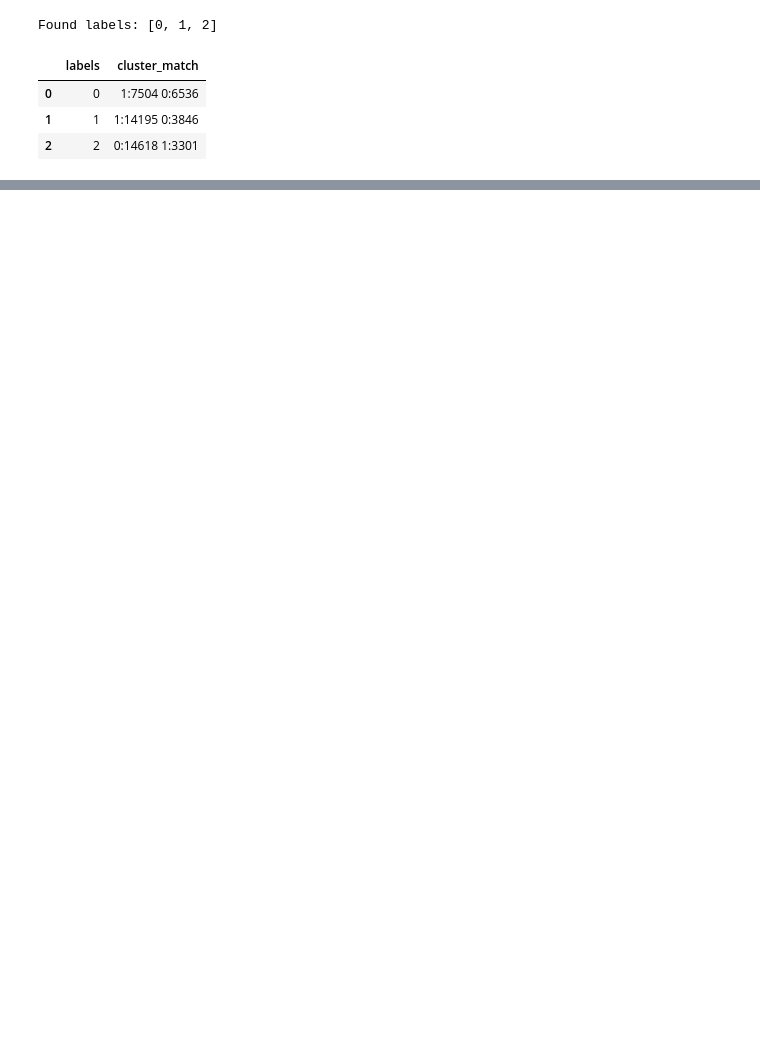
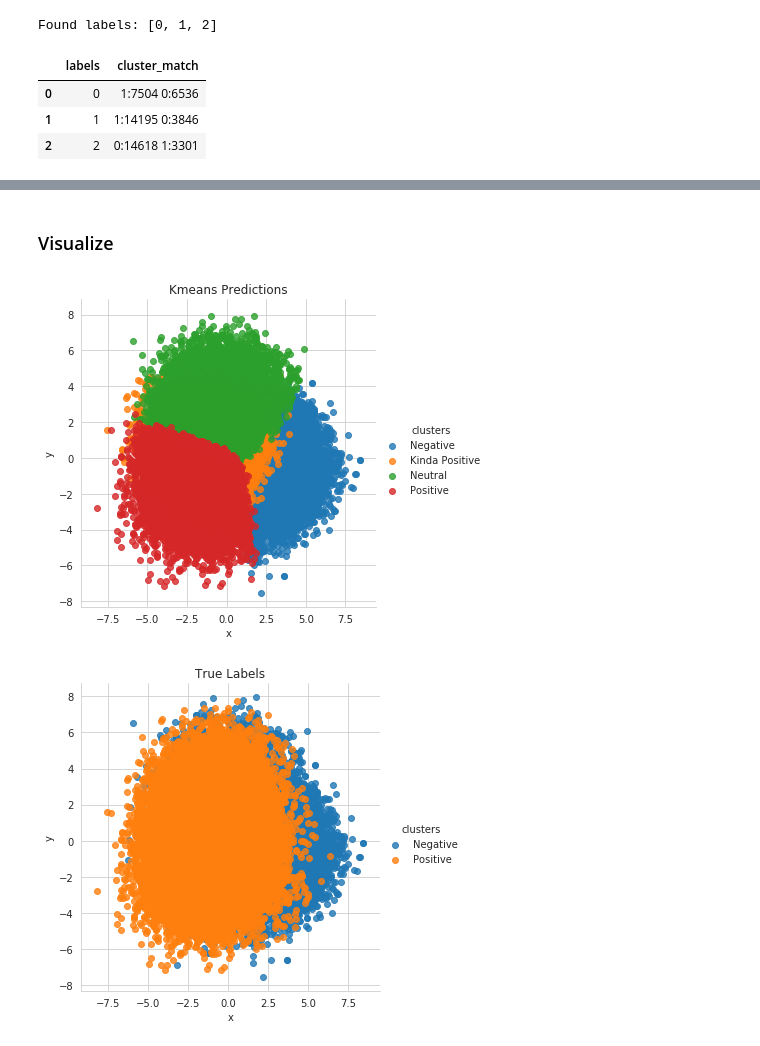
Before and after one commit to gmihaila/gtc2020_instructor_training, a Jupyter notebook: sentiment_clustering.ipynb, the cells around one changed output, grey strips where cells are left out. Saved outputs shown, nothing was run; the diff lists cells and outputs as text; code cells hidden in the pictures; blank space fills up the shorter version.

```diff
--- a/sentiment_clustering.ipynb
+++ b/sentiment_clustering.ipynb
@@ -416,0 +444,2 @@ true 0
+# %%
+k_sentiments = 4
@@ -416,0 +448,2 @@ true 0
+# %%
+kmeans_labels = kmeans(k=k_sentiments, features=np.array(movies_reviews_embeddings))
@@ -416,0 +463,22 @@ true 0
+# %% [markdown]
+### Visualize
+# %%
+kmeans_id_sentiment = {0:'Neutral',
+                        1:'Positive',
+                        2:'Negative',
+                       3:'Kinda Positive'}
+
+reduced_features = pca_reduction(features=np.array(movies_reviews_embeddings),
+                                 labels_values=kmeans_labels,
+                                 n_components=2,
+                                 label_decoder=kmeans_id_sentiment,
+                                 title='Kmeans Predictions')
+print('\n')
+reduced_features = pca_reduction(features=np.array(movies_reviews_embeddings),
+                                 labels_values=sentiments_reviews,
+                                 n_components=2,
+                                 label_decoder=ID_SENTIMENT,
+                                 title='True Labels')
+# %% [output]
+[figure, added]
+[figure, added]
```
Also changed, not shown: parts of 18 cells of this notebook.
